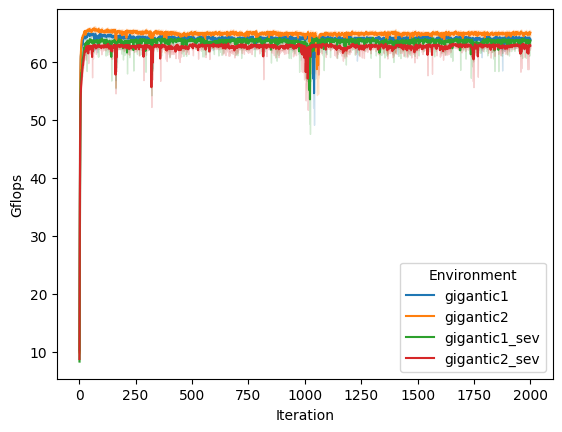
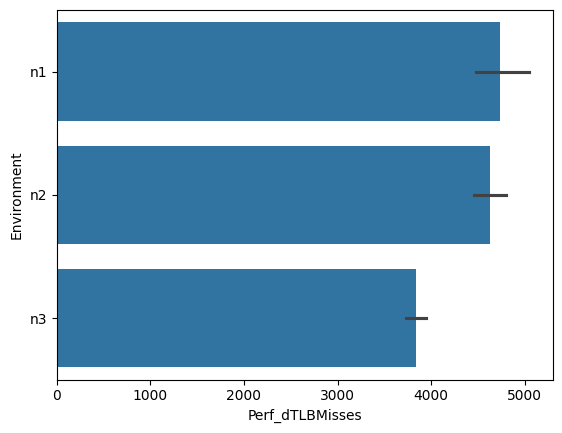
The change to this notebook cell's code, shown as a diff; its figure went from the first image to the second:
--- before
+++ after
@@ -1 +1 @@
-sns.lineplot(data=df_iter[(df_iter["Cores"]== 72) & (df_iter["Matrix"]== '0-0_N1008246.bin')], x='Iteration', y='Gflops', hue='Environment')
+sns.barplot(data=df, x= 'Perf_dTLBMisses', y='Environment')

Commit: manual spmv and minor changes